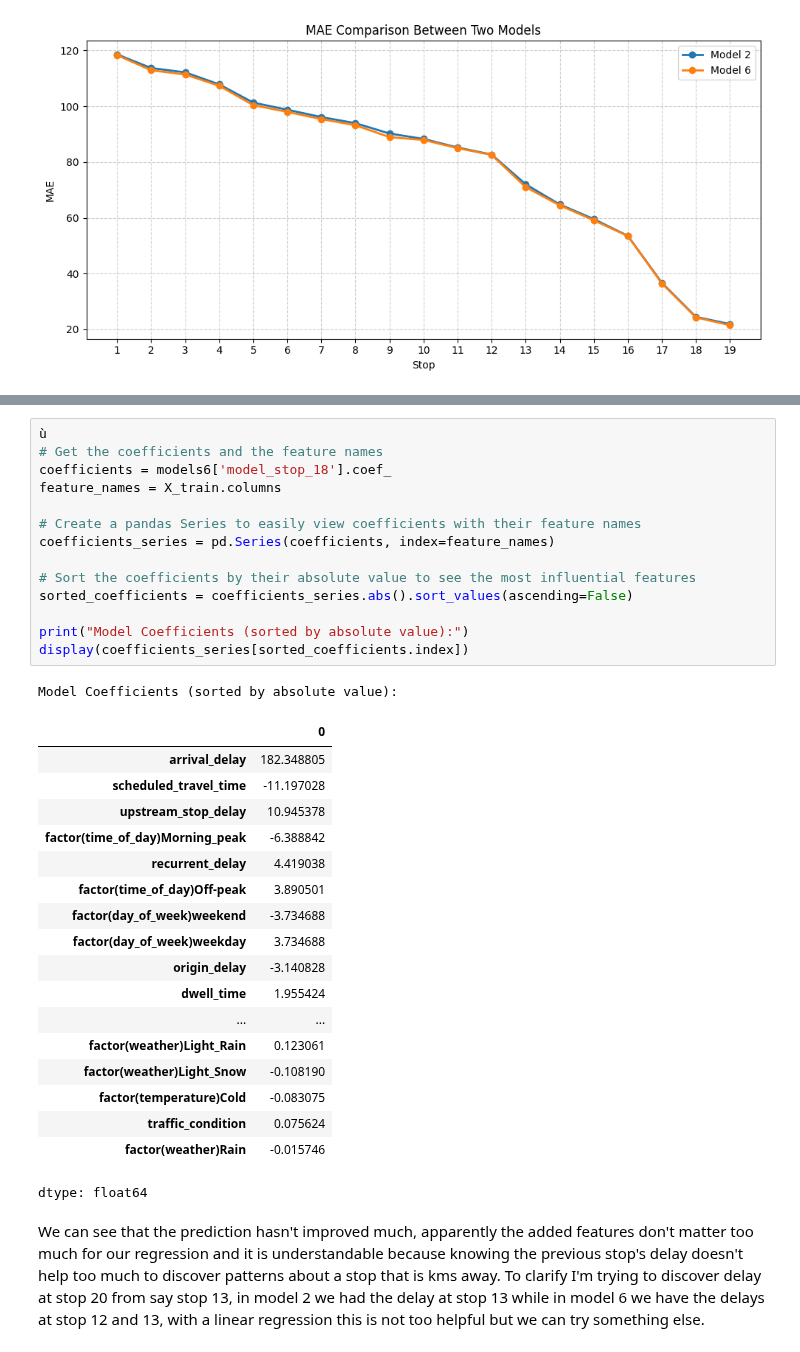
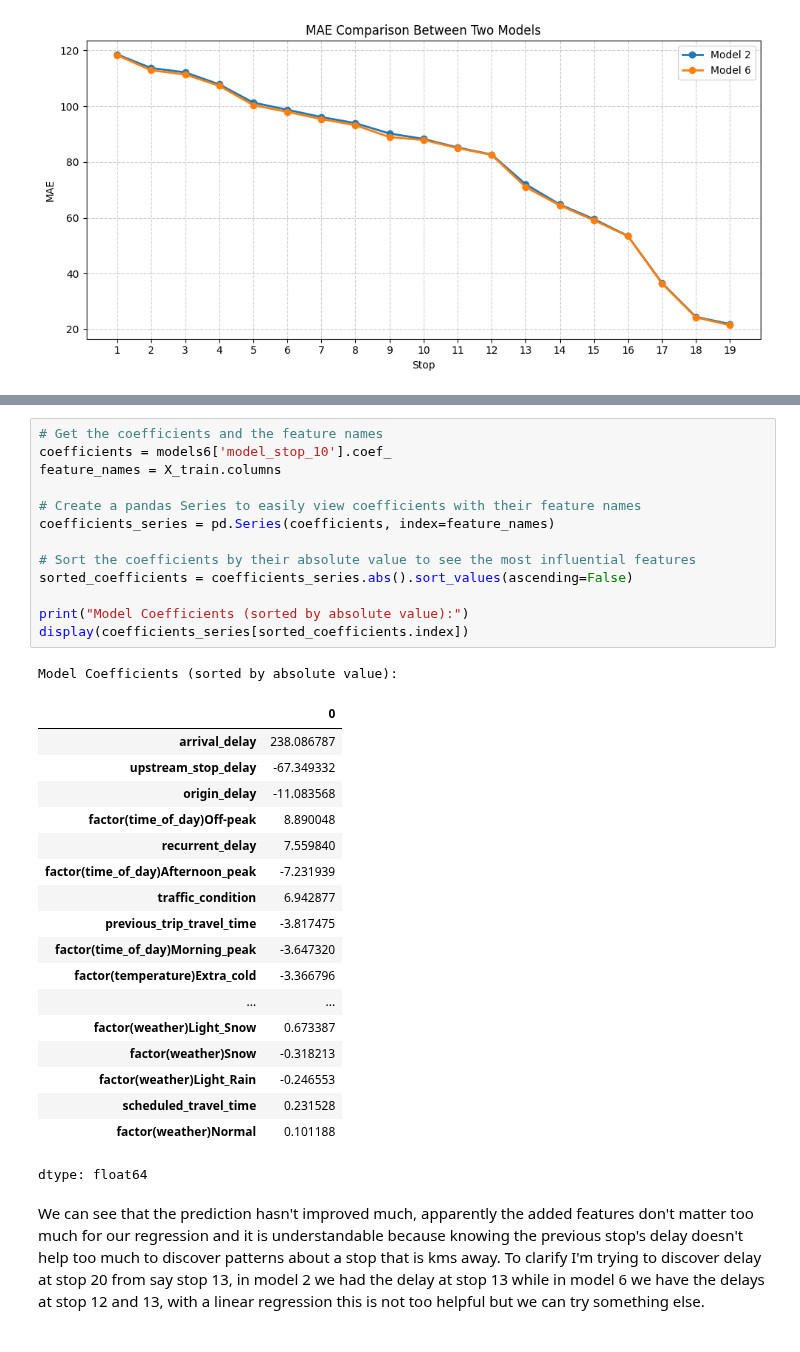
Before and after one commit to Gioalf/AH2179, a Jupyter notebook: project/AIprojectGioAlf.ipynb, the cells around one changed output, grey strips where cells are left out. Drawn from its saved outputs; the diff is of its cells as text.

```diff
--- a/project/AIprojectGioAlf.ipynb
+++ b/project/AIprojectGioAlf.ipynb
@@ -1233,36 +1280,35 @@ plt.show()
 # %%
-ù
 # Get the coefficients and the feature names
-coefficients = models6['model_stop_18'].coef_
+coefficients = models6['model_stop_10'].coef_
 feature_names = X_train.columns
 
 # Create a pandas Series to easily view coefficients with their feature names
 coefficients_series = pd.Series(coefficients, index=feature_names)
 
 # Sort the coefficients by their absolute value to see the most influential features
 sorted_coefficients = coefficients_series.abs().sort_values(ascending=False)
 
 print("Model Coefficients (sorted by absolute value):")
 display(coefficients_series[sorted_coefficients.index])
 # %% [output]
 Model Coefficients (sorted by absolute value):
 |  | 0 |
-| arrival_delay | 182.348805 |
-| scheduled_travel_time | -11.197028 |
-| upstream_stop_delay | 10.945378 |
-| factor(time_of_day)Morning_peak | -6.388842 |
-| recurrent_delay | 4.419038 |
-| factor(time_of_day)Off-peak | 3.890501 |
-| factor(day_of_week)weekend | -3.734688 |
-| factor(day_of_week)weekday | 3.734688 |
-| origin_delay | -3.140828 |
-| dwell_time | 1.955424 |
+| arrival_delay | 238.086787 |
+| upstream_stop_delay | -67.349332 |
+| origin_delay | -11.083568 |
+| factor(time_of_day)Off-peak | 8.890048 |
+| recurrent_delay | 7.559840 |
+| factor(time_of_day)Afternoon_peak | -7.231939 |
+| traffic_condition | 6.942877 |
+| previous_trip_travel_time | -3.817475 |
+| factor(time_of_day)Morning_peak | -3.647320 |
+| factor(temperature)Extra_cold | -3.366796 |
 | ... | ... |
-| factor(weather)Light_Rain | 0.123061 |
-| factor(weather)Light_Snow | -0.108190 |
-| factor(temperature)Cold | -0.083075 |
-| traffic_condition | 0.075624 |
-| factor(weather)Rain | -0.015746 |
+| factor(weather)Light_Snow | 0.673387 |
+| factor(weather)Snow | -0.318213 |
+| factor(weather)Light_Rain | -0.246553 |
+| scheduled_travel_time | 0.231528 |
+| factor(weather)Normal | 0.101188 |
 dtype: float64
 # %% [markdown]
 We can see that the prediction hasn't improved much, apparently the added features don't matter too much for our regression and it is understandable because knowing the previous stop's delay doesn't help too much to discover patterns about a stop that is kms away.
```
Also changed, not shown: parts of 7 cells of this notebook.
